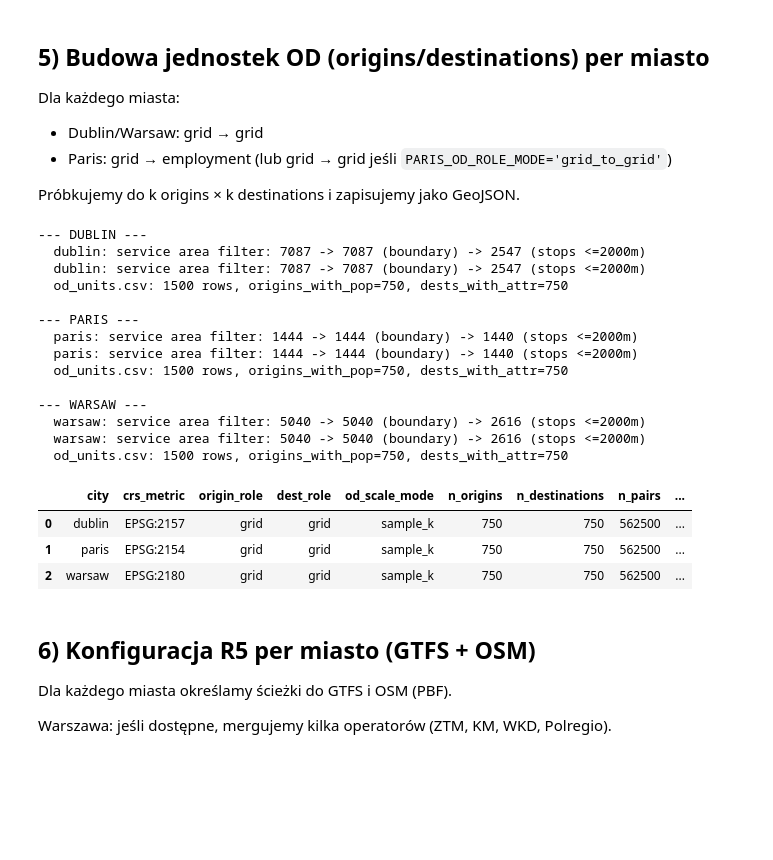
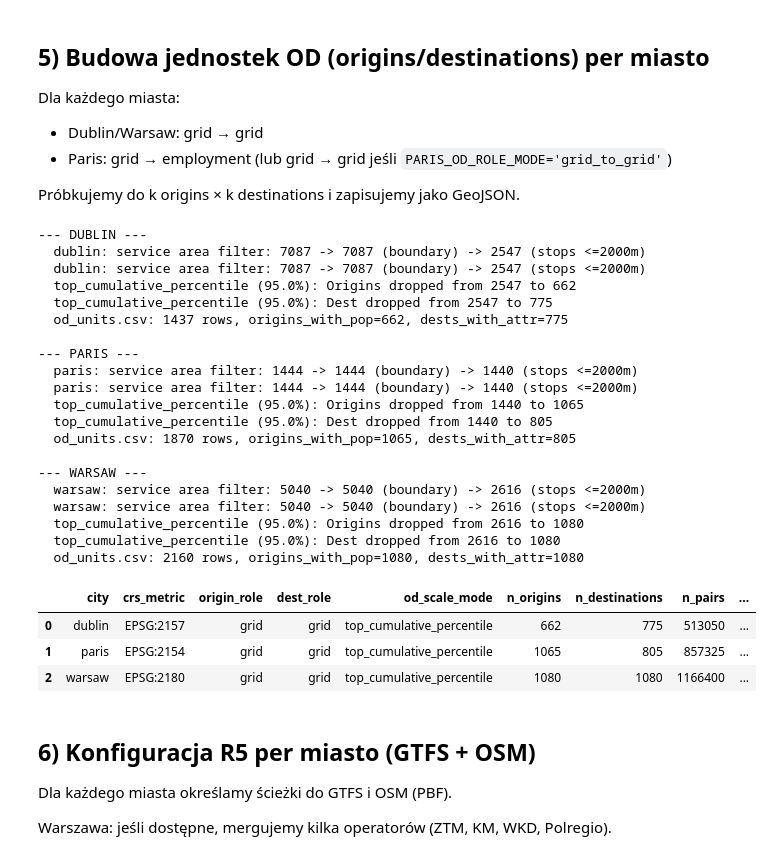
Before and after one commit to Michciak/Masters, a Jupyter notebook: Netobooks/etap3.ipynb, the cells around one changed output. Drawn from its saved outputs; the diff is of its cells as text; code cells hidden in the pictures; blank space fills up the shorter version.

Commit message:
Update Origins and Destinations scaling method to use top 0.95 cumulative percentile

```diff
--- a/Netobooks/etap3.ipynb
+++ b/Netobooks/etap3.ipynb
@@ -113,8 +113,9 @@ CITY_ADMIN_BOUNDARY_PATH = {
 }
 
 # --- Parametry OD (skalowanie) ---
-OD_SCALE_MODE: str = 'sample_k'
+OD_SCALE_MODE: str = 'top_cumulative_percentile'
 OD_SAMPLE_K: int = 750
+OD_CUMULATIVE_PERCENTILE: float = 0.95
 OD_RANDOM_SEED: int = 42
 
 # Role OD per miasto — 'grid_to_grid' zapewnia porównywalność między miastami
@@ -180,7 +181,7 @@ CITY_POP_COLUMN = {
 CITY_JOBS_COLUMN = {
     'dublin': 'employment',   # areal-weighted z Workplace Zones → kolumna 'employment' (Etap I)
     'paris': 'employment',    # areal-weighted z workplace_density (SIRENE) → kolumna 'employment' (Etap I)
-    'warsaw': None,           # brak danych o zatrudnieniu na siatce (ograniczenie)
+    'warsaw': None,           # TODO: brak danych o zatrudnieniu na siatce - użyć dezagregacji z 06_Rynek pracy.xlsx
 }
 
 print('ROOT:', ROOT)
@@ -626,10 +627,41 @@ for city in CITIES:
 
     if OD_SCALE_MODE == 'sample_k':
         cent_o_s = sample_units(cent_o, OD_SAMPLE_K, OD_RANDOM_SEED)
-        cent_d_s = sample_units(cent_d, OD_SAMPLE_K, OD_RANDOM_SEED)  # fix3.4: symetryczna macierz OD
+        cent_d_s = sample_units(cent_d, OD_SAMPLE_K, OD_RANDOM_SEED)
+    elif OD_SCALE_MODE == 'top_cumulative_percentile':
+        def keep_top_p(gdf, col, p):
+            if col not in gdf.columns: return gdf
+            # Drop zero/NaN
+            gdf = gdf[gdf[col].notna() & (gdf[col] > 0)].copy()
+            # Sort descending
+            gdf = gdf.sort_values(by=col, ascending=False)
+            # Cumulative sum
+            cum = gdf[col].cumsum()
+            total = gdf[col].sum()
+            # Keep up to threshold
+            return gdf[cum <= total * p].copy()
+
+        o_col = CITY_POP_COLUMN.get(city)
+        if o_col and o_col in cent_o.columns:
+            cent_o_s = keep_top_p(cent_o, o_col, OD_CUMULATIVE_PERCENTILE)
+        else:
+            cent_o_s = cent_o.copy()
+
+        d_col = CITY_JOBS_COLUMN.get(city)
+        if not d_col or d_col not in cent_d.columns:
+            # TODO: Dla Warszawy obecnie destinations = populacja zamiast miejsc pracy!
+            # Należy zastosować dezagregację danych z pliku Data/Warsaw/06_Rynek pracy.xlsx.
+            d_col = CITY_POP_COLUMN.get(city)
+
+        if d_col and d_col in cent_d.columns:
+            cent_d_s = keep_top_p(cent_d, d_col, OD_CUMULATIVE_PERCENTILE)
+        else:
+            cent_d_s = cent_d.copy()
+
+        print(f"  {OD_SCALE_MODE} ({OD_CUMULATIVE_PERCENTILE*100}%): Origins dropped from {len(cent_o)} to {len(cent_o_s)}")
+        print(f"  {OD_SCALE_MODE} ({OD_CUMULATIVE_PERCENTILE*100}%): Dest dropped from {len(cent_d)} to {len(cent_d_s)}")
     else:
         raise NotImplementedError(f'OD_SCALE_MODE not implemented: {OD_SCALE_MODE}')
-
     origins = cent_o_s[['unit_id', 'geometry']].rename(columns={'unit_id': 'origin_id'}).copy()
     destinations = cent_d_s[['unit_id', 'geometry']].rename(columns={'unit_id': 'dest_id'}).copy()
 
@@ -703,39 +735,45 @@ for city in CITIES:
         'destinations_unique': bool(destinations['dest_id'].is_unique),
         'origins_bounds': list(map(float, origins.total_bounds)),
         'destinations_bounds': list(map(float, destinations.total_bounds)),
         'admin_boundary_filter': USE_ADMIN_BOUNDARY_FILTER,
         'stops_proximity_buffer_m': STOPS_PROXIMITY_BUFFER_M if USE_ADMIN_BOUNDARY_FILTER else None,
         'origins_with_pop': int(n_origins_with_pop),
         'dests_with_attr': int(n_dest_with_attr),
     }
     (city_dir / 'qc' / 'validation_report.json').write_text(
         json.dumps(val, ensure_ascii=False, indent=2), encoding='utf-8')
 
     OD_META_ROWS.append(val)
     od_by_city[city] = {'origins': origins, 'destinations': destinations,
                         'origin_role': origin_role, 'dest_role': dest_role}
 
 OD_META = pd.DataFrame(OD_META_ROWS)
 OD_META
 # %% [output]
 --- DUBLIN ---
   dublin: service area filter: 7087 -> 7087 (boundary) -> 2547 (stops <=2000m)
   dublin: service area filter: 7087 -> 7087 (boundary) -> 2547 (stops <=2000m)
-  od_units.csv: 1500 rows, origins_with_pop=750, dests_with_attr=750
+  top_cumulative_percentile (95.0%): Origins dropped from 2547 to 662
+  top_cumulative_percentile (95.0%): Dest dropped from 2547 to 775
+  od_units.csv: 1437 rows, origins_with_pop=662, dests_with_attr=775
 
 --- PARIS ---
   paris: service area filter: 1444 -> 1444 (boundary) -> 1440 (stops <=2000m)
   paris: service area filter: 1444 -> 1444 (boundary) -> 1440 (stops <=2000m)
-  od_units.csv: 1500 rows, origins_with_pop=750, dests_with_attr=750
+  top_cumulative_percentile (95.0%): Origins dropped from 1440 to 1065
+  top_cumulative_percentile (95.0%): Dest dropped from 1440 to 805
+  od_units.csv: 1870 rows, origins_with_pop=1065, dests_with_attr=805
 
 --- WARSAW ---
   warsaw: service area filter: 5040 -> 5040 (boundary) -> 2616 (stops <=2000m)
   warsaw: service area filter: 5040 -> 5040 (boundary) -> 2616 (stops <=2000m)
-  od_units.csv: 1500 rows, origins_with_pop=750, dests_with_attr=750
+  top_cumulative_percentile (95.0%): Origins dropped from 2616 to 1080
+  top_cumulative_percentile (95.0%): Dest dropped from 2616 to 1080
+  od_units.csv: 2160 rows, origins_with_pop=1080, dests_with_attr=1080
 |  | city | crs_metric | origin_role | dest_role | od_scale_mode | n_origins | n_destinations | n_pairs | ... |
-| 0 | dublin | EPSG:2157 | grid | grid | sample_k | 750 | 750 | 562500 | ... |
-| 1 | paris | EPSG:2154 | grid | grid | sample_k | 750 | 750 | 562500 | ... |
-| 2 | warsaw | EPSG:2180 | grid | grid | sample_k | 750 | 750 | 562500 | ... |
+| 0 | dublin | EPSG:2157 | grid | grid | top_cumulative_percentile | 662 | 775 | 513050 | ... |
+| 1 | paris | EPSG:2154 | grid | grid | top_cumulative_percentile | 1065 | 805 | 857325 | ... |
+| 2 | warsaw | EPSG:2180 | grid | grid | top_cumulative_percentile | 1080 | 1080 | 1166400 | ... |
 # %% [markdown]
 ## 6) Konfiguracja R5 per miasto (GTFS + OSM)
 
```
Also changed, not shown: parts of 4 cells of this notebook.
